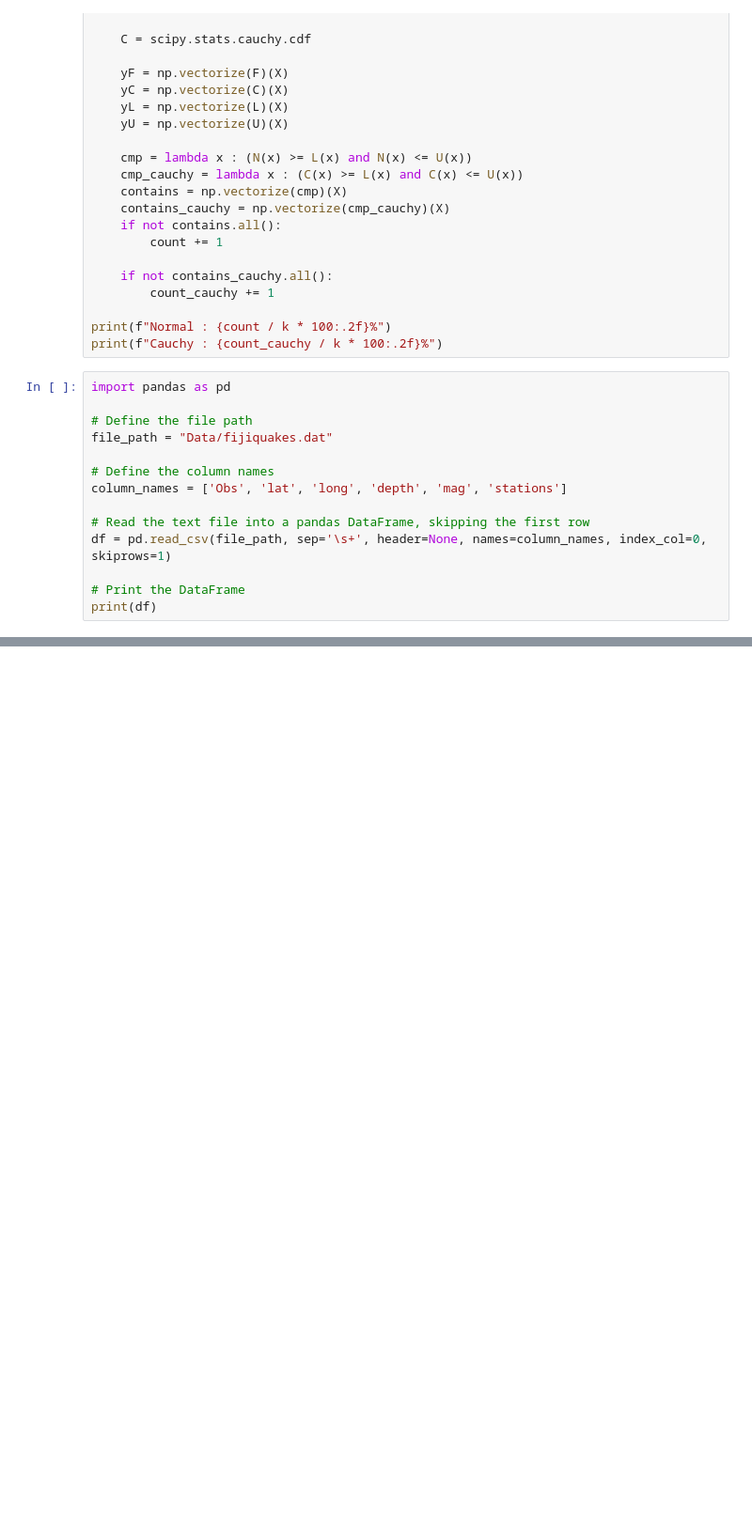
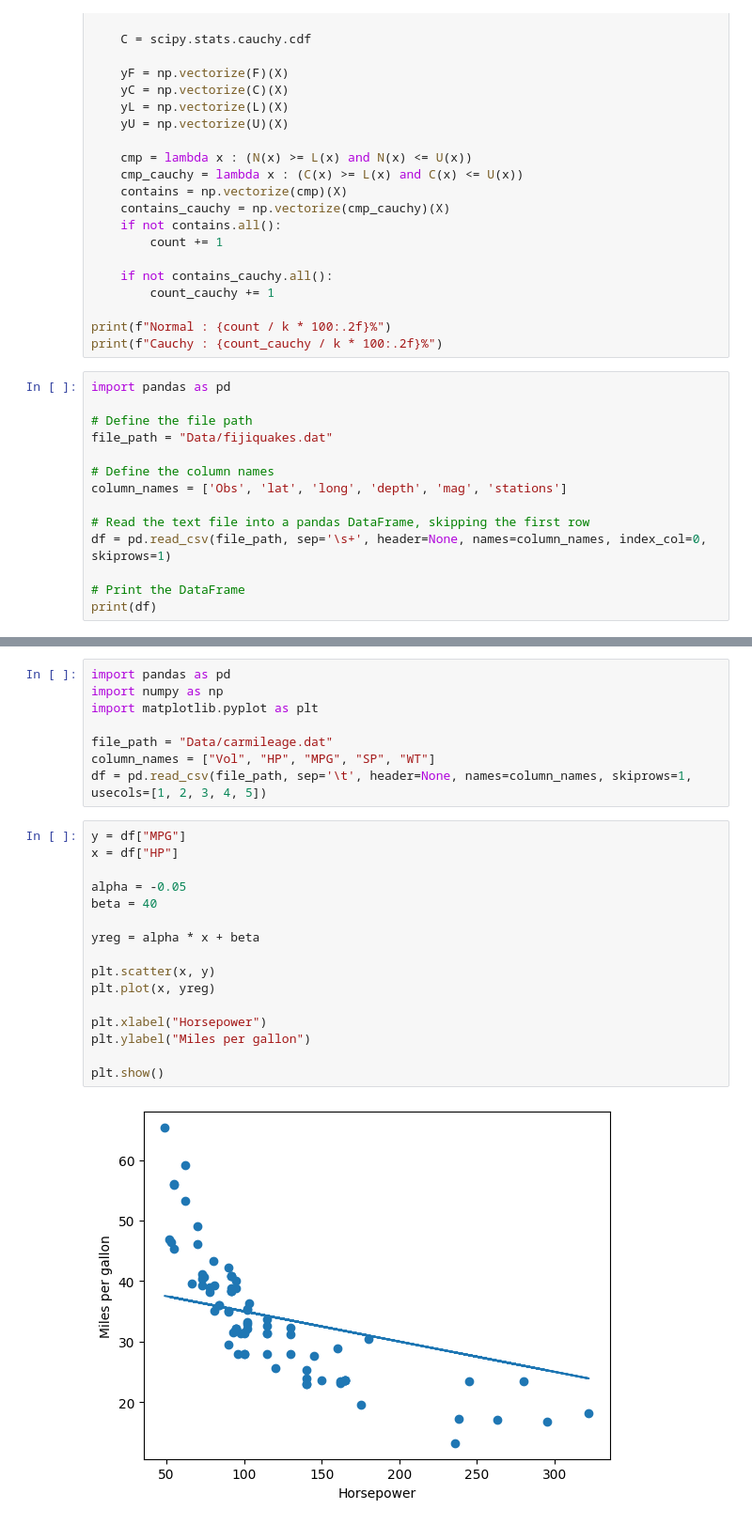
Before and after one commit to Daniel-Sinkin/Research-and-Development, a Jupyter notebook: Wasserman-Statistics/playground.ipynb, the cells around one changed output, grey strips where cells are left out. Shown at 94% size. Drawn from its saved outputs; the diff is of its cells as text; blank space fills up the shorter version.

```diff
--- a/Wasserman-Statistics/playground.ipynb
+++ b/Wasserman-Statistics/playground.ipynb
@@ -116,0 +140,26 @@ z
+# %%
+import pandas as pd
+import numpy as np
+import matplotlib.pyplot as plt
+
+file_path = "Data/carmileage.dat"
+column_names = ["Vol", "HP", "MPG", "SP", "WT"]
+df = pd.read_csv(file_path, sep='\t', header=None, names=column_names, skiprows=1, usecols=[1, 2, 3, 4, 5])
+# %%
+y = df["MPG"]
+x = df["HP"]
+
+alpha = -0.05
+beta = 40
+
+yreg = alpha * x + beta
+
+plt.scatter(x, y)
+plt.plot(x, yreg)
+
+plt.xlabel("Horsepower")
+plt.ylabel("Miles per gallon")
+
+plt.show()
+# %% [output]
+[figure, added]
```
Also changed, not shown: parts of 4 cells of this notebook, 3 other files.
